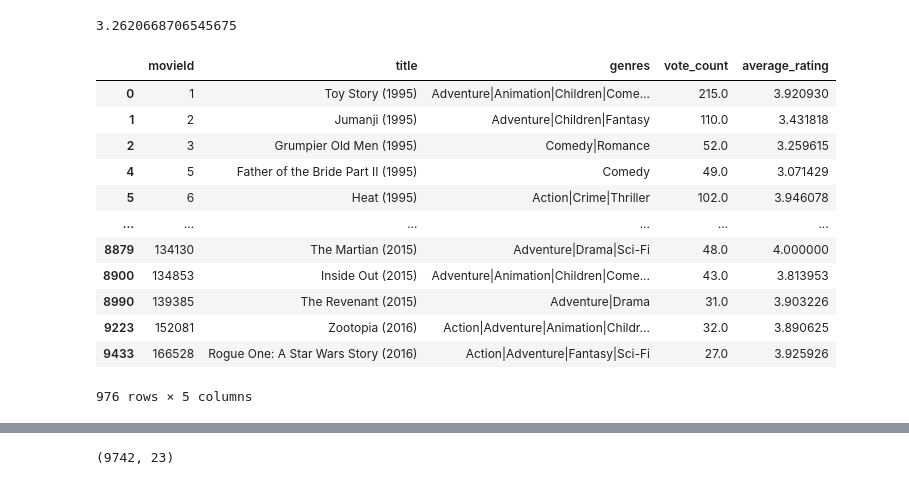
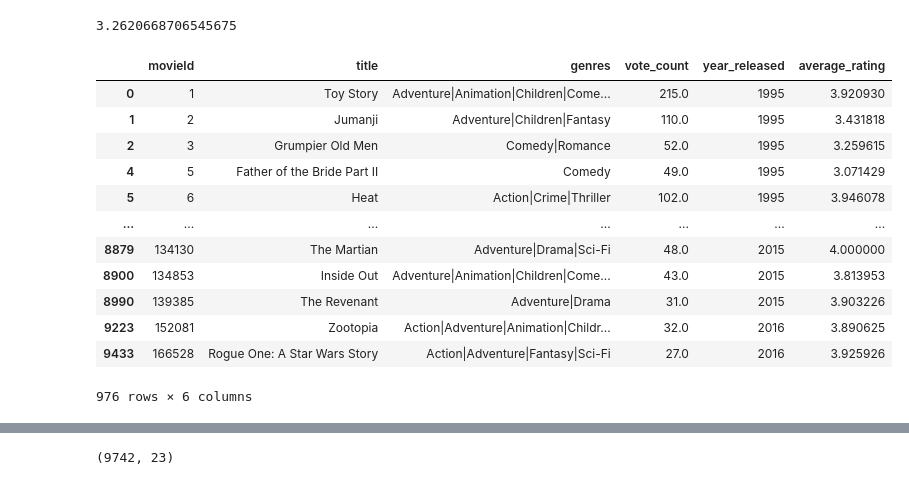
Before and after one commit to Toebzy/Recommendation-System, a Jupyter notebook: Exam/Exam.ipynb, the cells around one changed output, grey strips where cells are left out. Saved outputs shown, nothing was run; the diff lists cells and outputs as text; code cells hidden in the pictures.

```diff
--- a/Exam/Exam.ipynb
+++ b/Exam/Exam.ipynb
@@ -308,5 +328,9 @@ plt.show()
 # %% [output]
 [figure]
 # %%
-vote_counts = mvrt['movieId'].value_counts()
-mvrt['vote_count'] = mvrt['movieId'].map(vote_counts)
+#Counting how many ratings each movie has
+vote_counts = mvrt['movieId'].value_counts().reset_index()
+vote_counts.columns = ['movieId', 'vote_count']
+#adding it to the mvrt dataframe
+mvrt = pd.merge(mvrt, vote_counts, on='movieId', how='left')
+mvrt.head()
@@ -337,4 +360,10 @@ merged_movies
 | 9740 | 193587 | Bungo Stray Dogs: Dead Apple (2018) | Action|Animation | 1.0 |
 | 9741 | 193609 | Andrew Dice Clay: Dice Rules (1991) | Comedy | 1.0 |
 9742 rows × 4 columns
+# %%
+#adding the year to the movies
+merged_movies['year_released'] = merged_movies['title'].str.extract(r'\((\d{4})\)', expand=False)
+merged_movies['title'] = merged_movies['title'].str.replace(r'\s*\(\d{4}\)\s*', '', regex=True)
+movies['year_released'] = movies['title'].str.extract(r'\((\d{4})\)', expand=False)
+movies['title'] = movies['title'].str.replace(r'\s*\(\d{4}\)\s*', '', regex=True)
 # %%
@@ -362,6 +395,8 @@ q_movies
 # %%
+#calculating the average rating for each movie
 average_ratings = mvrt.groupby('movieId')['rating'].mean().reset_index()
 average_ratings.columns = ['movieId', 'average_rating']
 
-# Merge 'merged_movies' with 'average_ratings' based on 'movieId'
-final_merged_df = pd.merge(merged_movies, average_ratings, on='movieId', how='left')
+# Merging merged_movies with average_ratings
+movies_average = pd.merge(merged_movies, average_ratings, on='movieId', how='left')
+movies_average
@@ -371,19 +421,19 @@ print(C)
 # %% [output]
 3.2620668706545675
 # %%
-q_movies = final_merged_df.copy().loc[merged_movies['vote_count'] >= m]
+q_movies = movies_average.copy().loc[merged_movies['vote_count'] >= m]
 q_movies
 # %% [output]
-|  | movieId | title | genres | vote_count | average_rating |
-| 0 | 1 | Toy Story (1995) | Adventure|Animation|Children|Come... | 215.0 | 3.920930 |
-| 1 | 2 | Jumanji (1995) | Adventure|Children|Fantasy | 110.0 | 3.431818 |
-| 2 | 3 | Grumpier Old Men (1995) | Comedy|Romance | 52.0 | 3.259615 |
-| 4 | 5 | Father of the Bride Part II (1995) | Comedy | 49.0 | 3.071429 |
-| 5 | 6 | Heat (1995) | Action|Crime|Thriller | 102.0 | 3.946078 |
-| ... | ... | ... | ... | ... | ... |
-| 8879 | 134130 | The Martian (2015) | Adventure|Drama|Sci-Fi | 48.0 | 4.000000 |
-| 8900 | 134853 | Inside Out (2015) | Adventure|Animation|Children|Come... | 43.0 | 3.813953 |
-| 8990 | 139385 | The Revenant (2015) | Adventure|Drama | 31.0 | 3.903226 |
-| 9223 | 152081 | Zootopia (2016) | Action|Adventure|Animation|Childr... | 32.0 | 3.890625 |
-| 9433 | 166528 | Rogue One: A Star Wars Story (2016) | Action|Adventure|Fantasy|Sci-Fi | 27.0 | 3.925926 |
+|  | movieId | title | genres | vote_count | year_released | average_rating |
+| 0 | 1 | Toy Story | Adventure|Animation|Children|Come... | 215.0 | 1995 | 3.920930 |
+| 1 | 2 | Jumanji | Adventure|Children|Fantasy | 110.0 | 1995 | 3.431818 |
+| 2 | 3 | Grumpier Old Men | Comedy|Romance | 52.0 | 1995 | 3.259615 |
+| 4 | 5 | Father of the Bride Part II | Comedy | 49.0 | 1995 | 3.071429 |
+| 5 | 6 | Heat | Action|Crime|Thriller | 102.0 | 1995 | 3.946078 |
+| ... | ... | ... | ... | ... | ... | ... |
+| 8879 | 134130 | The Martian | Adventure|Drama|Sci-Fi | 48.0 | 2015 | 4.000000 |
+| 8900 | 134853 | Inside Out | Adventure|Animation|Children|Come... | 43.0 | 2015 | 3.813953 |
+| 8990 | 139385 | The Revenant | Adventure|Drama | 31.0 | 2015 | 3.903226 |
+| 9223 | 152081 | Zootopia | Action|Adventure|Animation|Childr... | 32.0 | 2016 | 3.890625 |
+| 9433 | 166528 | Rogue One: A Star Wars Story | Action|Adventure|Fantasy|Sci-Fi | 27.0 | 2016 | 3.925926 |
-976 rows × 5 columns
+976 rows × 6 columns
```
Also changed, not shown: parts of 37 cells of this notebook, 3 other files.
